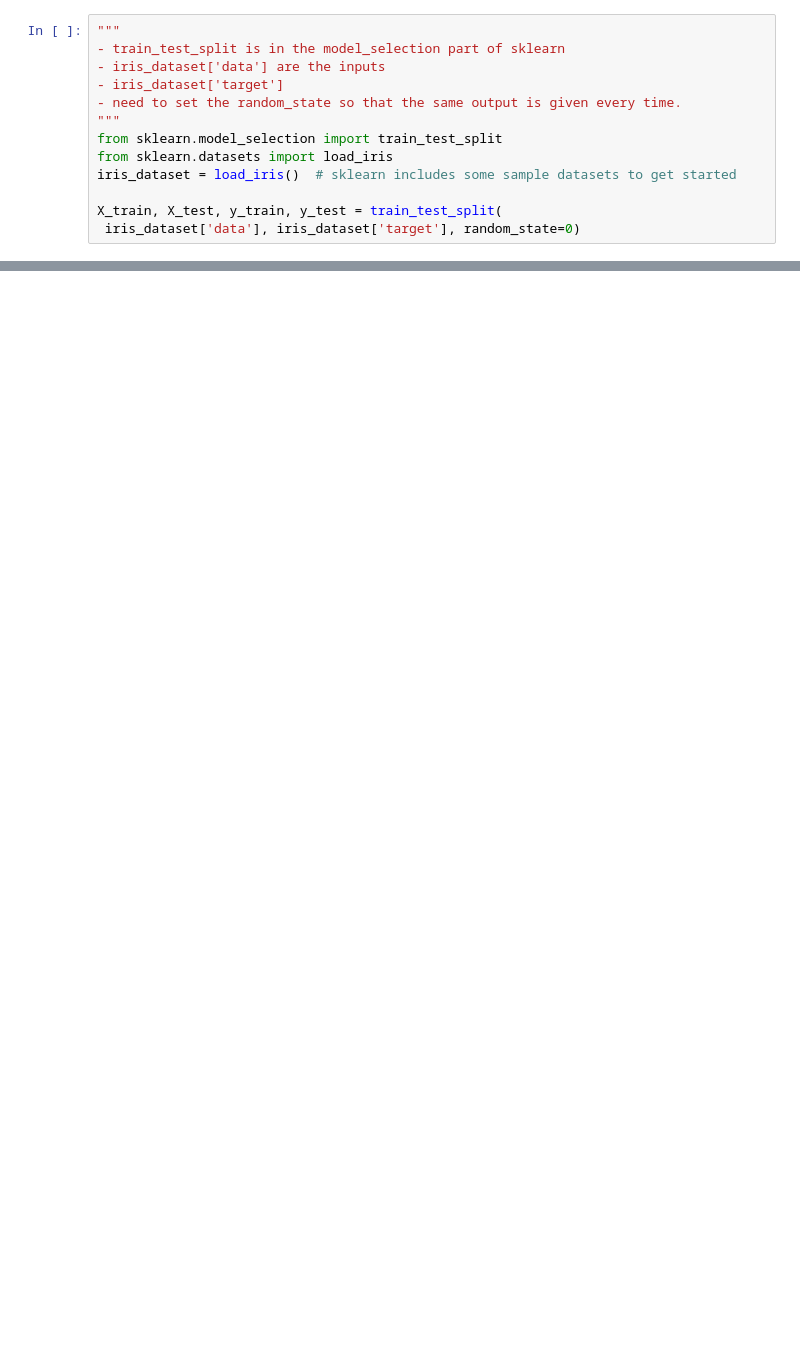
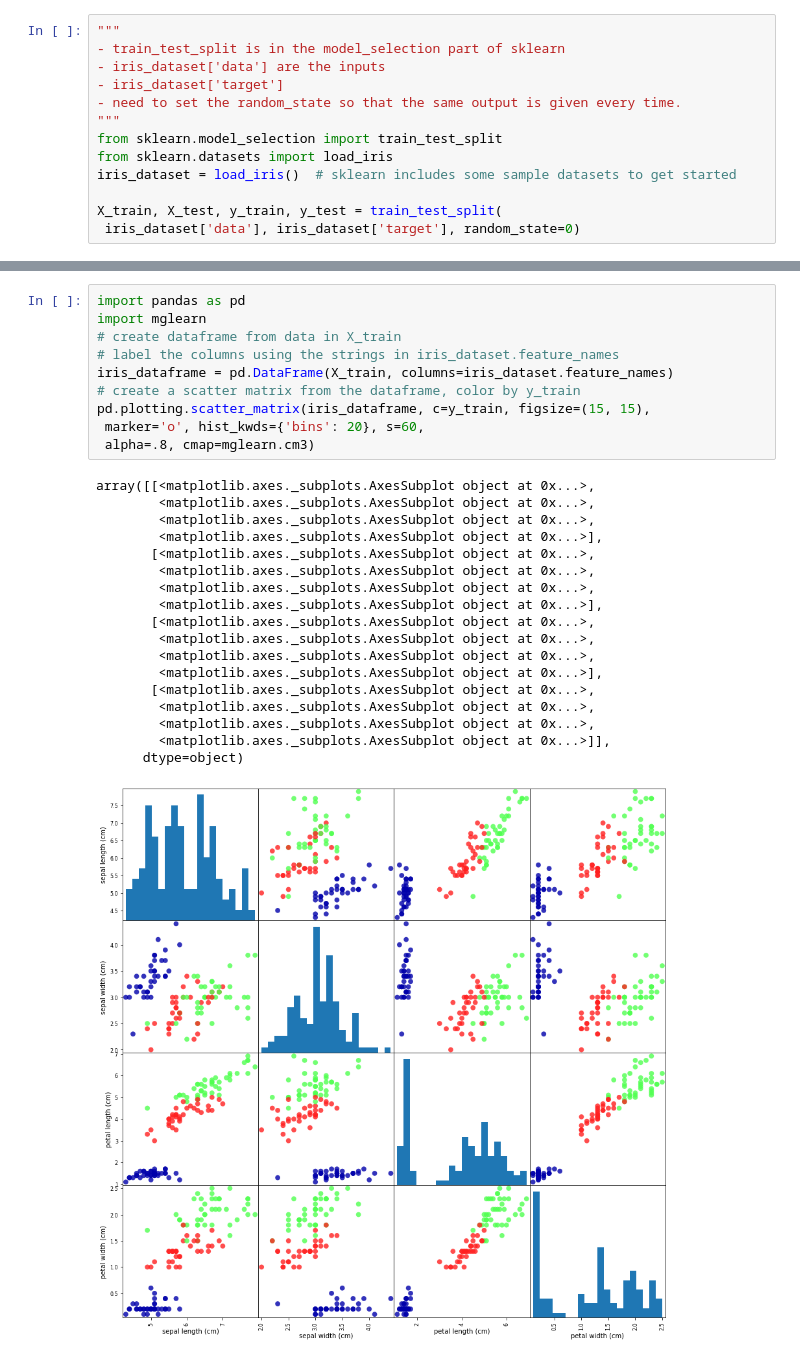
Before and after one commit to andrewdaoust/intro-ml, a Jupyter notebook: chapter1.ipynb, the cells around one changed output, grey strips where cells are left out. Cells and saved outputs as stored; diff of their text form; blank space fills up the shorter version.

```diff
--- a/chapter1.ipynb
+++ b/chapter1.ipynb
@@ -47,0 +59,29 @@ X_train, X_test, y_train, y_test = train_test_split(
+# %%
+import pandas as pd
+import mglearn
+# create dataframe from data in X_train
+# label the columns using the strings in iris_dataset.feature_names
+iris_dataframe = pd.DataFrame(X_train, columns=iris_dataset.feature_names)
+# create a scatter matrix from the dataframe, color by y_train
+pd.plotting.scatter_matrix(iris_dataframe, c=y_train, figsize=(15, 15),
+ marker='o', hist_kwds={'bins': 20}, s=60,
+ alpha=.8, cmap=mglearn.cm3)
+# %% [output]
+array([[<matplotlib.axes._subplots.AxesSubplot object at 0x...>,
+        <matplotlib.axes._subplots.AxesSubplot object at 0x...>,
+        <matplotlib.axes._subplots.AxesSubplot object at 0x...>,
+        <matplotlib.axes._subplots.AxesSubplot object at 0x...>],
+       [<matplotlib.axes._subplots.AxesSubplot object at 0x...>,
+        <matplotlib.axes._subplots.AxesSubplot object at 0x...>,
+        <matplotlib.axes._subplots.AxesSubplot object at 0x...>,
+        <matplotlib.axes._subplots.AxesSubplot object at 0x...>],
+       [<matplotlib.axes._subplots.AxesSubplot object at 0x...>,
+        <matplotlib.axes._subplots.AxesSubplot object at 0x...>,
+        <matplotlib.axes._subplots.AxesSubplot object at 0x...>,
+        <matplotlib.axes._subplots.AxesSubplot object at 0x...>],
+       [<matplotlib.axes._subplots.AxesSubplot object at 0x...>,
+        <matplotlib.axes._subplots.AxesSubplot object at 0x...>,
+        <matplotlib.axes._subplots.AxesSubplot object at 0x...>,
+        <matplotlib.axes._subplots.AxesSubplot object at 0x...>]],
+      dtype=object)
+[figure, added]
```
Also changed, not shown: parts of 6 cells of this notebook.
